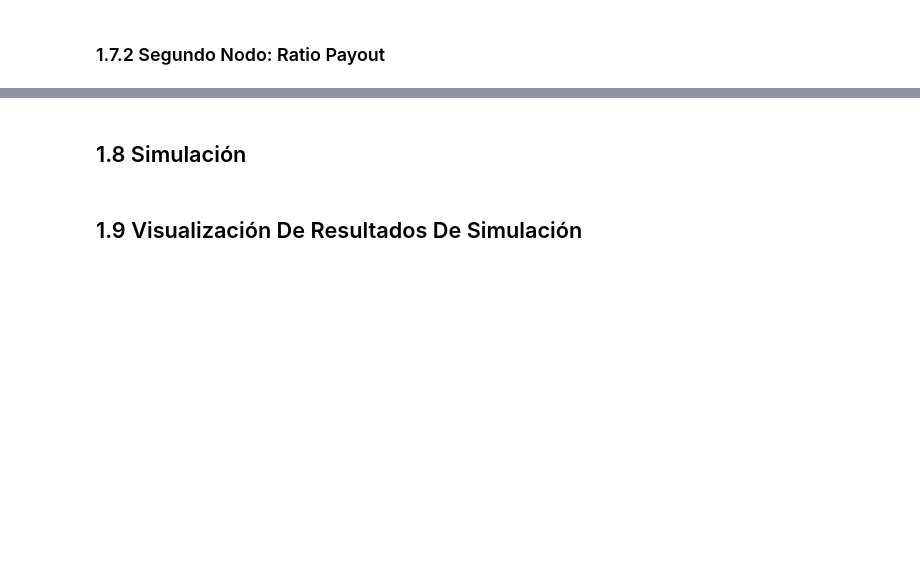
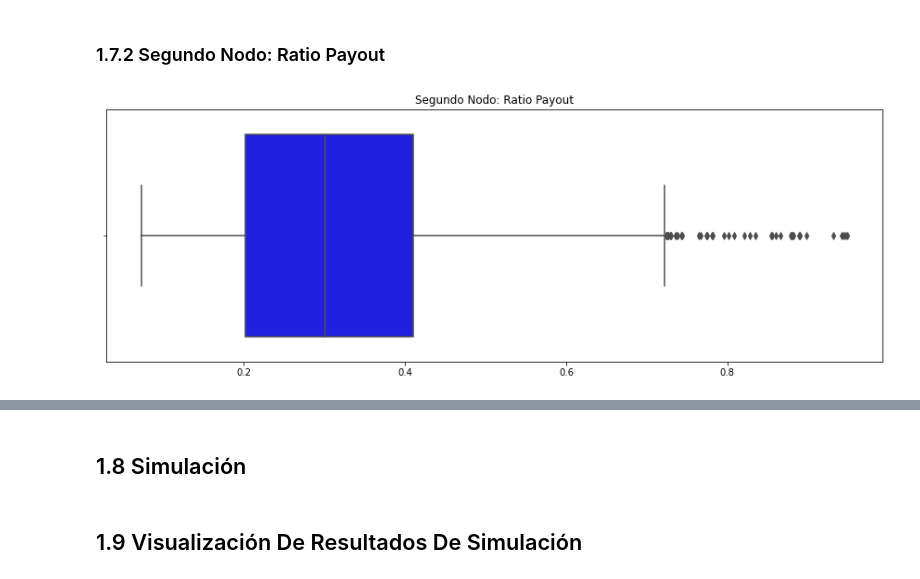
Before and after one commit to EMarquez7/Proyecto_DALopez_EMarquez, a Jupyter notebook: ProyectoModulo1_LazarenoD_DelgadoE.ipynb, the cells around one changed output, grey strips where cells are left out. Drawn from its saved outputs; the diff is of its cells as text; code cells hidden in the pictures; blank space fills up the shorter version.

Commit message:
Nodo 2: Ratio Payout

```diff
--- a/ProyectoModulo1_LazarenoD_DelgadoE.ipynb
+++ b/ProyectoModulo1_LazarenoD_DelgadoE.ipynb
@@ -276,2 +278,9 @@ Montecarlo
 # %% [markdown]
 ### 1.7.2 Segundo Nodo: Ratio Payout
+# %%
+data2 = pd.read_excel("Data/RatioPayout.xlsx", index_col = [0])
+data2 = dataframeToArray(data2)
+
+boxplot(data2,(15, 5), "blue", "Segundo Nodo: Ratio Payout")
+# %% [output]
+[figure, added]
```
Also changed, not shown: parts of 5 cells of this notebook, 6 other files.
